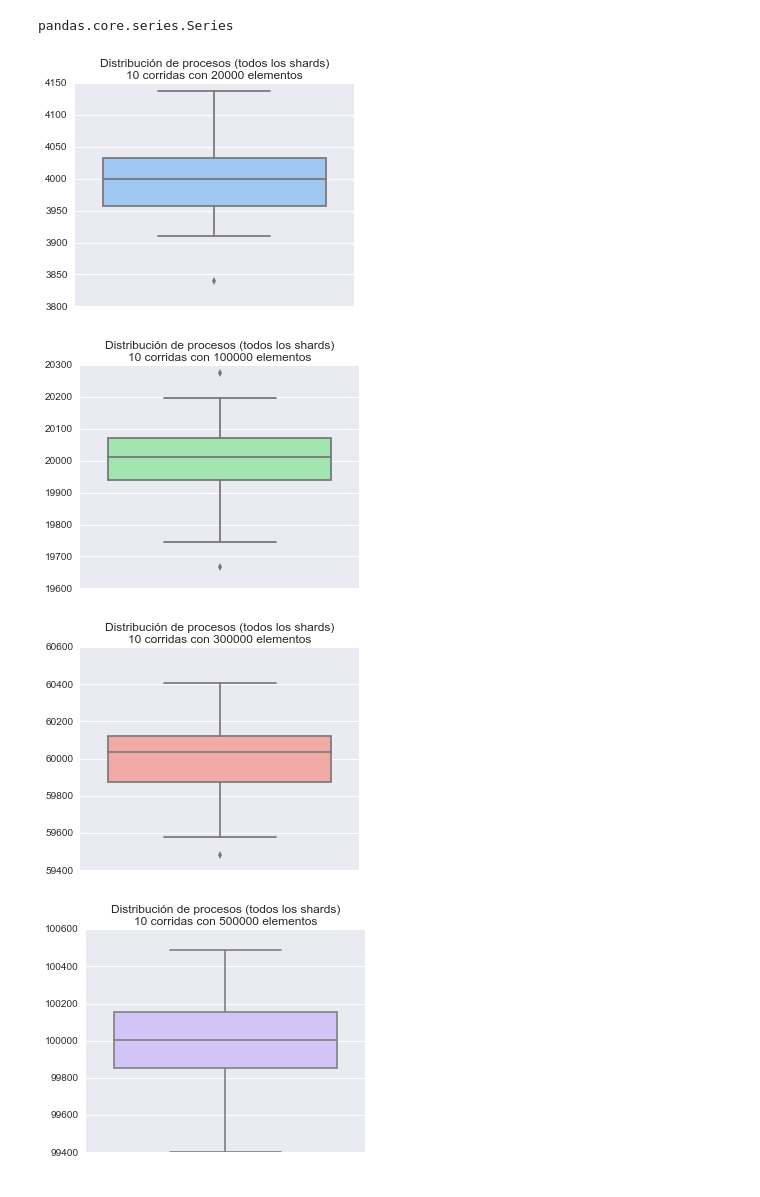
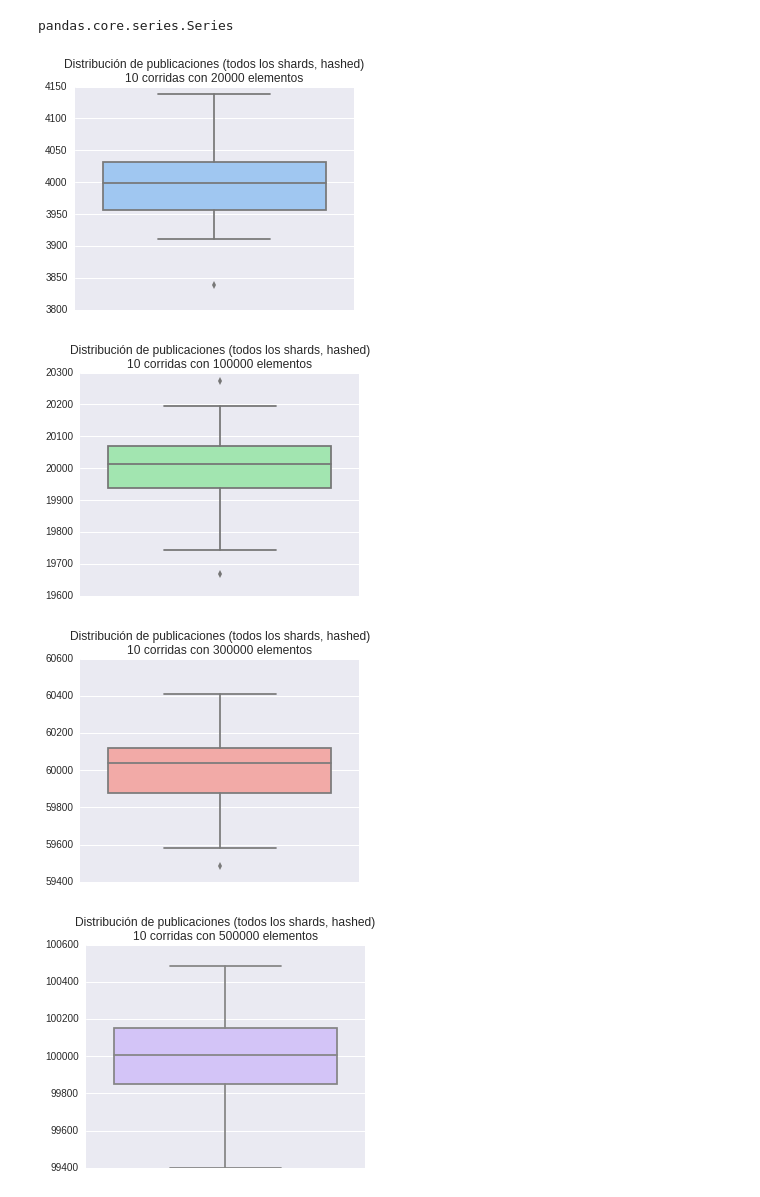
Before and after one commit to miguelmaurizio/bd-tp2, a Jupyter notebook: parte3/Graficos.ipynb, the cells around one changed output. Drawn from its saved outputs; the diff is of its cells as text; code cells hidden in the pictures.

```diff
--- a/parte3/Graficos.ipynb
+++ b/parte3/Graficos.ipynb
@@ -16,5 +15,3 @@ shards = pandas.read_csv('csv/experiment-hashed.csv', index_col = 'total')
 # %%
 shardc = list(set(shards.columns) - {'total'})
-# %%
-pylab.rcParams['figure.figsize'] = 16, 8
 # %%
@@ -151,7 +146,7 @@ pyplot.savefig('range_median_normalized.png')
 # %% [markdown]
 # Boxplots
 # %%
-shards = pandas.read_csv('csv/experiment-hashed.csv')
+shards = pandas.read_csv('csv/experiment-hashed-concat.csv')
 # %%
 shards.head()
 # %% [output]
@@ -222,10 +211,10 @@ rcParams['figure.figsize'] = 5, 4
 shards.rename(columns = lambda x: 'total' if x == 'total' else '{} {}'.format(x[:5].title(), x[5]), inplace = True)
 # %%
 for total, group in shards[shards.total.isin([20000, 100000, 300000, 500000])].groupby('total'):
-    pyplot.title(u'Distribución de publicaciones por shard\n10 corridas con {} elementos'.format(total))
+    pyplot.title(u'Distribución de publicaciones por shard (hashed)\n10 corridas con {} elementos'.format(total))
     seaborn.boxplot(group.drop('total', axis = 1))
 
-    pyplot.ylabel('Procesos')
+    pyplot.ylabel('Publicaciones')
     pyplot.savefig('../informe/imagenes/boxplots/boxplot_{}.png'.format(total))
     pyplot.show()
 # %% [output]
@@ -239,21 +228,21 @@ type(pandas.concat([x for _, x in group.drop('total', axis = 1).iteritems()], ig
 pandas.core.series.Series
 # %%
 for e, (total, group) in enumerate(shards[shards.total.isin([20000, 100000, 300000, 500000])].groupby('total')):
-    pyplot.title(u'Distribución de procesos (todos los shards)\n10 corridas con {} elementos'.format(total))
+    pyplot.title(u'Distribución de publicaciones (todos los shards, hashed)\n10 corridas con {} elementos'.format(total))
     seaborn.boxplot(
         pandas.concat(
             [x for _, x in group.drop('total', axis = 1).iteritems()],
             ignore_index = True
         ).rename('').to_frame(),
         color = seaborn.color_palette('pastel', 4)[e]
     )
     pyplot.savefig('../informe/imagenes/boxplots/boxplot_total_{}.png'.format(total))
     pyplot.show()
 # %% [output]
-[figure, old version]
+[figure, new version]
-[figure, old version]
+[figure, new version]
-[figure, old version]
+[figure, new version]
-[figure, old version]
+[figure, new version]
 # %%
 p
 # %% [output]
```
Also changed, not shown: parts of 22 cells of this notebook.
